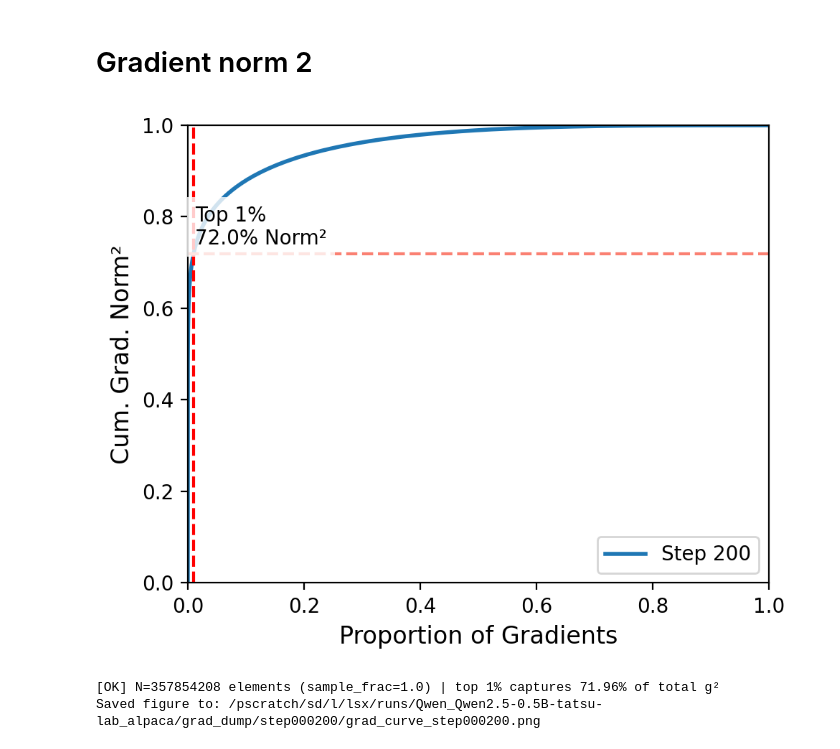
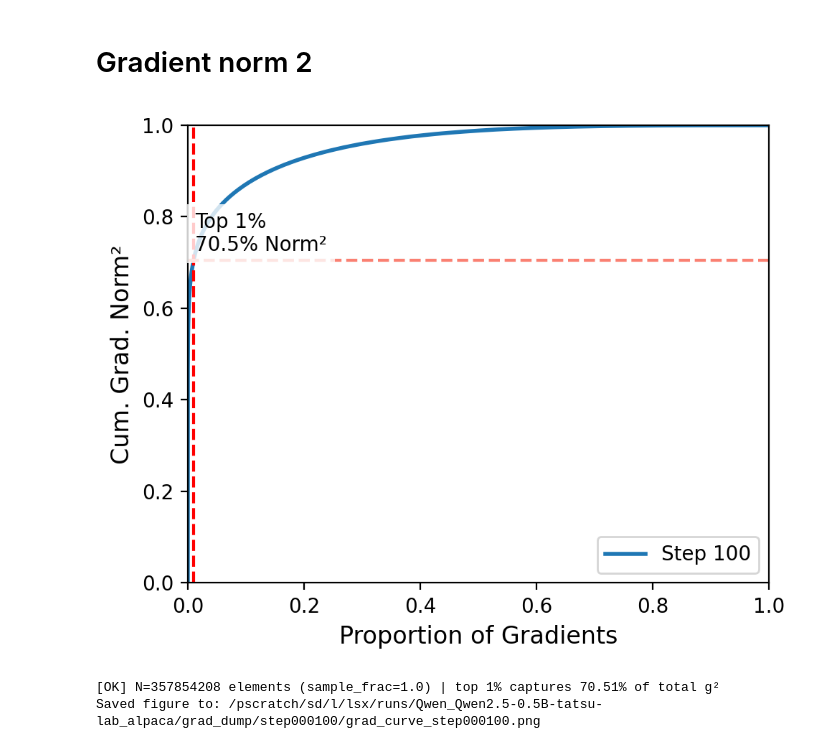
Before and after one commit to aliciayuting/coldhottrain, a Jupyter notebook: benchmark/qwen/analyze.ipynb, the cells around one changed output. Cells and saved outputs as stored; diff of their text form; code cells hidden in the pictures.

```diff
--- a/benchmark/qwen/analyze.ipynb
+++ b/benchmark/qwen/analyze.ipynb
@@ -10,7 +10,7 @@ import matplotlib.pyplot as plt
 # ==== Config ====
 BASE_DIR = "/pscratch/sd/l/lsx/runs/Qwen_Qwen2.5-0.5B-tatsu-lab_alpaca/grad_dump"
 INDEX_CSV = os.path.join(BASE_DIR, "index.csv")
-GLOBAL_STEP = 200                 # e.g., 700 for step000700
+GLOBAL_STEP = 100                 # e.g., 700 for step000700
 SAMPLE_FRAC = 1.0                 # set < 1.0 (e.g., 0.25) if you hit RAM issues
 SAVE_PATH = os.path.join(BASE_DIR, f"{BASE_DIR}/step{GLOBAL_STEP:06d}/grad_curve_step{GLOBAL_STEP:06d}.png")
 
@@ -116,33 +116,33 @@ y = cum / total                                           # proportion of cumula
 # Value captured by top 1%
 k_1pct = max(1, int(math.ceil(0.01 * N)))
 y_at_1pct = y[k_1pct - 1]
 
 # ==== Plot ====
 fig, ax = plt.subplots(figsize=(5.0, 4.0), dpi=200)
 ax.plot(x, y, linewidth=2)
 
 # Annotations like ZenFlow Fig. 4
 ax.axvline(0.01, linestyle="--", linewidth=1.5, color="red")
 ax.axhline(y_at_1pct, linestyle="--", linewidth=1.5, color="salmon")
 
 ax.set_xlabel("Proportion of Gradients", fontsize=12)
 ax.set_ylabel("Cum. Grad. Norm²", fontsize=12)
 ax.set_xlim(0.0, 1.0)
 ax.set_ylim(0.0, 1.0)
 ax.grid(False)
 
 lbl = f"Top 1%\n{y_at_1pct*100:.1f}% Norm²"
 ax.legend([f"Step {GLOBAL_STEP}"], loc="lower right", frameon=True)
 # Add a small text box showing the two dashed guides
 ax.text(0.012, y_at_1pct + 0.02, lbl, fontsize=10, bbox=dict(facecolor="white", alpha=0.8, edgecolor="none"))
 
 plt.tight_layout()
 plt.savefig(SAVE_PATH, bbox_inches="tight")
 plt.show()
 
 print(f"[OK] N={N} elements (sample_frac={SAMPLE_FRAC}) | top 1% captures {y_at_1pct*100:.2f}% of total g²")
 print(f"Saved figure to: {SAVE_PATH}")
 # %% [output]
-[figure, old version]
+[figure, new version]
-[OK] N=357854208 elements (sample_frac=1.0) | top 1% captures 71.96% of total g²
-Saved figure to: /pscratch/sd/l/lsx/runs/Qwen_Qwen2.5-0.5B-tatsu-lab_alpaca/grad_dump/step000200/grad_curve_step000200.png
+[OK] N=357854208 elements (sample_frac=1.0) | top 1% captures 70.51% of total g²
+Saved figure to: /pscratch/sd/l/lsx/runs/Qwen_Qwen2.5-0.5B-tatsu-lab_alpaca/grad_dump/step000100/grad_curve_step000100.png
```
Also changed, not shown: 5 other files.
